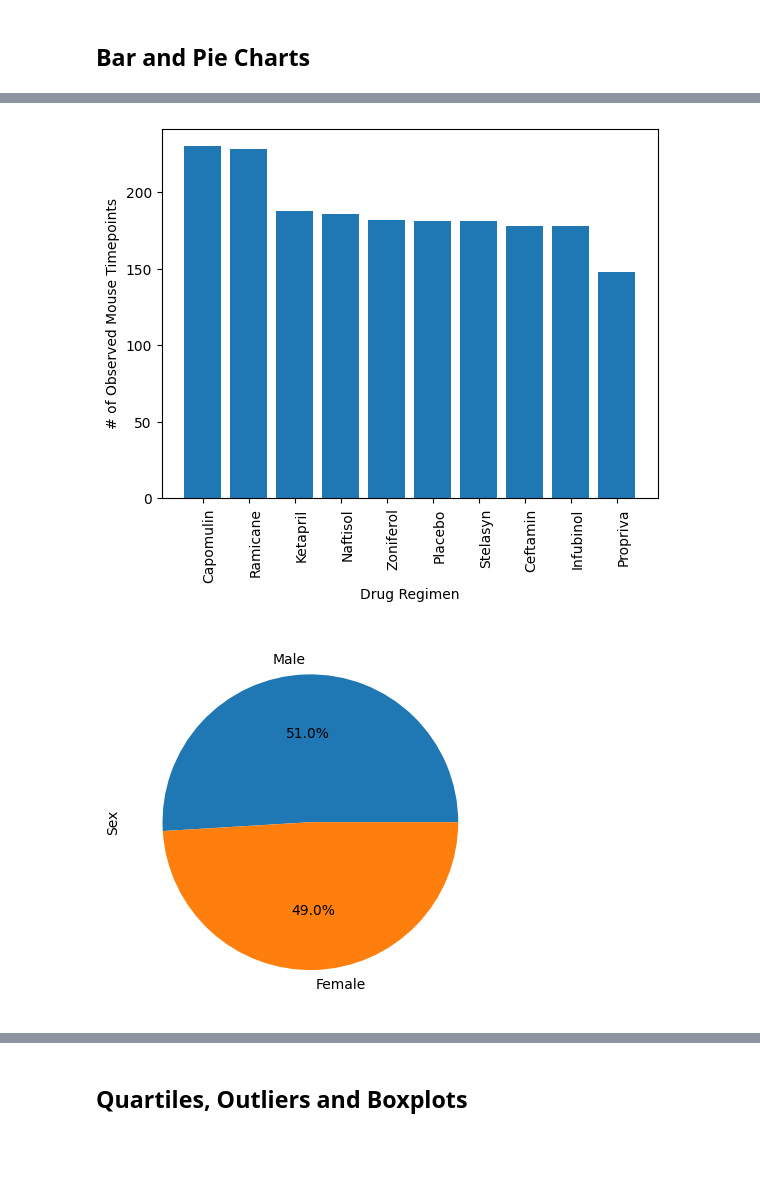
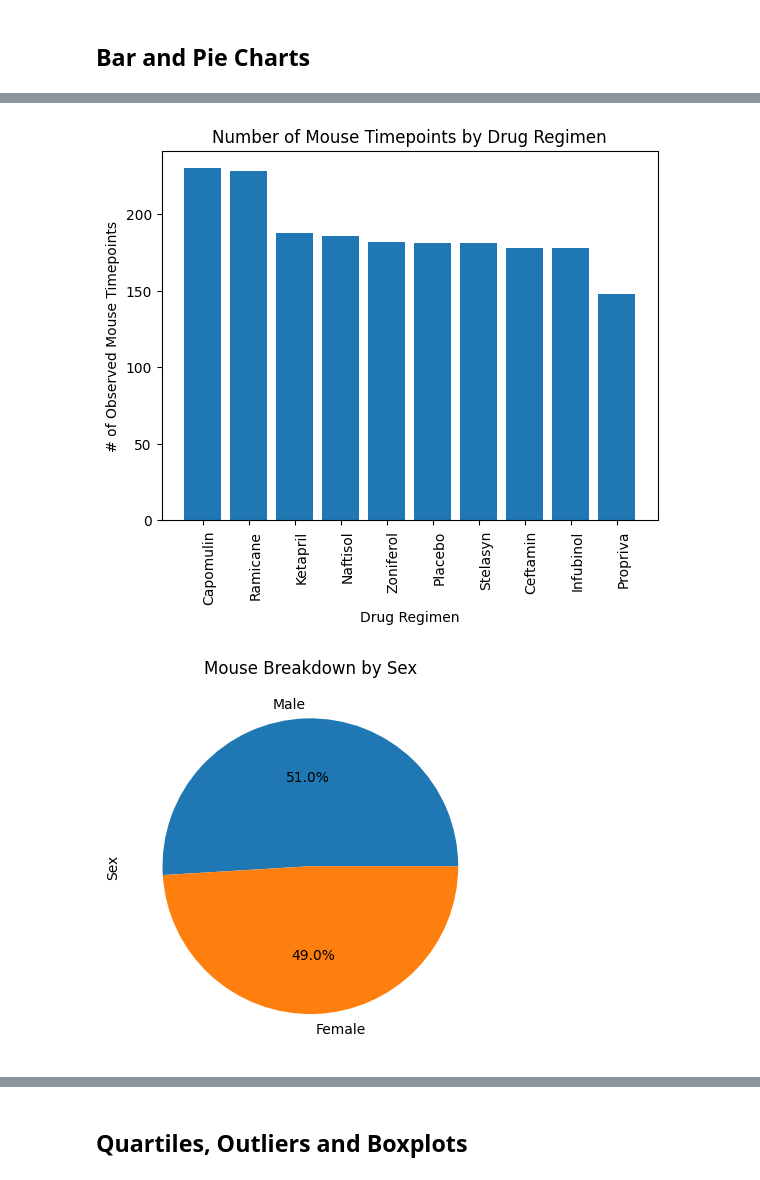
Before and after one commit to mdg1317/matplotlib-challenge, a Jupyter notebook: pymaceuticals_starter.ipynb, the cells around one changed output, grey strips where cells are left out. Drawn from its saved outputs; the diff is of its cells as text; code cells hidden in the pictures; blank space fills up the shorter version.

```diff
--- a/pymaceuticals_starter.ipynb
+++ b/pymaceuticals_starter.ipynb
@@ -124,20 +124,21 @@ grouped_drug_data.plot(kind="bar", xlabel="Drug Regimen", ylabel="# of Observed
 # %%
 # Generate a bar plot showing the total number of rows (Mouse ID/Timepoints) for each drug regimen using pyplot.
 x_axis = [x for x in range(len(pd.unique(clean_df["Drug Regimen"])))]
 
 plt.bar(x_axis, list(grouped_drug_data))
 plt.xticks(x_axis, grouped_drug_data.index, rotation=90, rotation_mode="anchor", ha="right", wrap=True);
+plt.title("Number of Mouse Timepoints by Drug Regimen")
 plt.xlabel("Drug Regimen");
 plt.ylabel("# of Observed Mouse Timepoints");
 plt.show()
 # %% [output]
-[figure, old version]
+[figure, new version]
 # %%
 # Generate a pie plot showing the distribution of female versus male mice using Pandas
 grouped_sex_data = clean_df.groupby(["Sex"])["Timepoint"].count().sort_values(ascending=False)
-grouped_sex_data.plot(kind="pie", ylabel="Sex", autopct="%1.1f%%");
+grouped_sex_data.plot(kind="pie", title="Mouse Breakdown by Sex", ylabel="Sex", autopct="%1.1f%%");
 # %% [output]
-[figure, old version]
+[figure, new version]
 # %%
 # Generate a pie plot showing the distribution of female versus male mice using pyplot
 plt.pie(grouped_sex_data, labels=list(grouped_sex_data.index), autopct="%1.1f%%")
```
Also changed, not shown: parts of 5 cells of this notebook.
